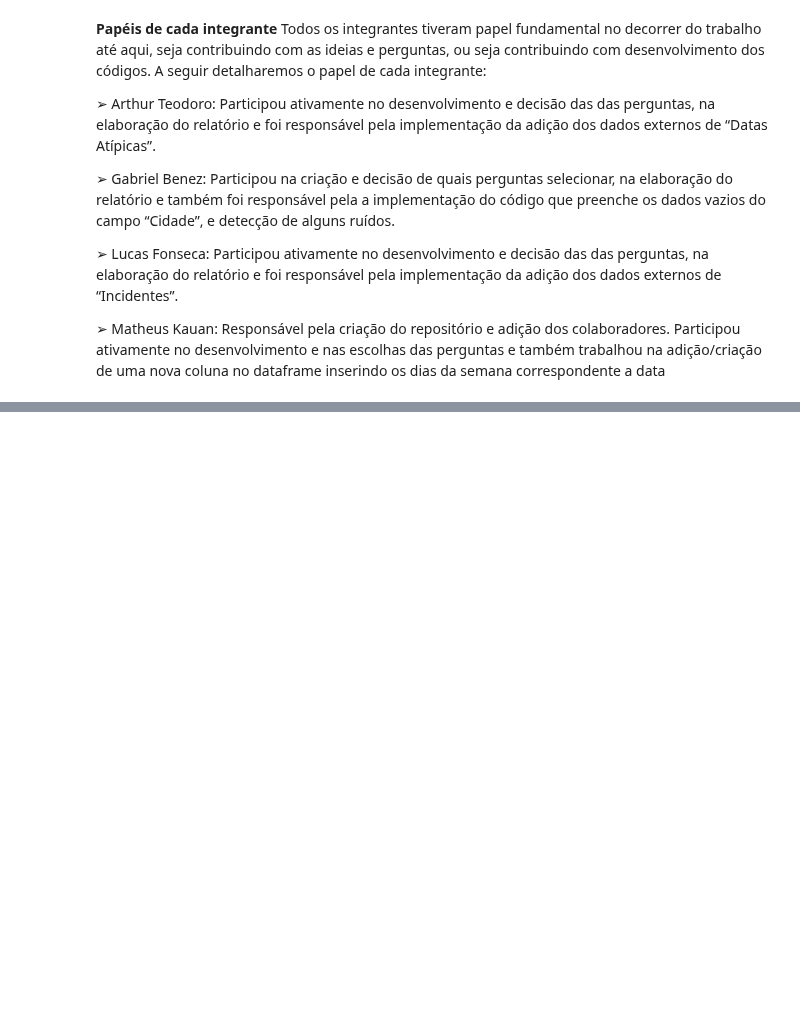
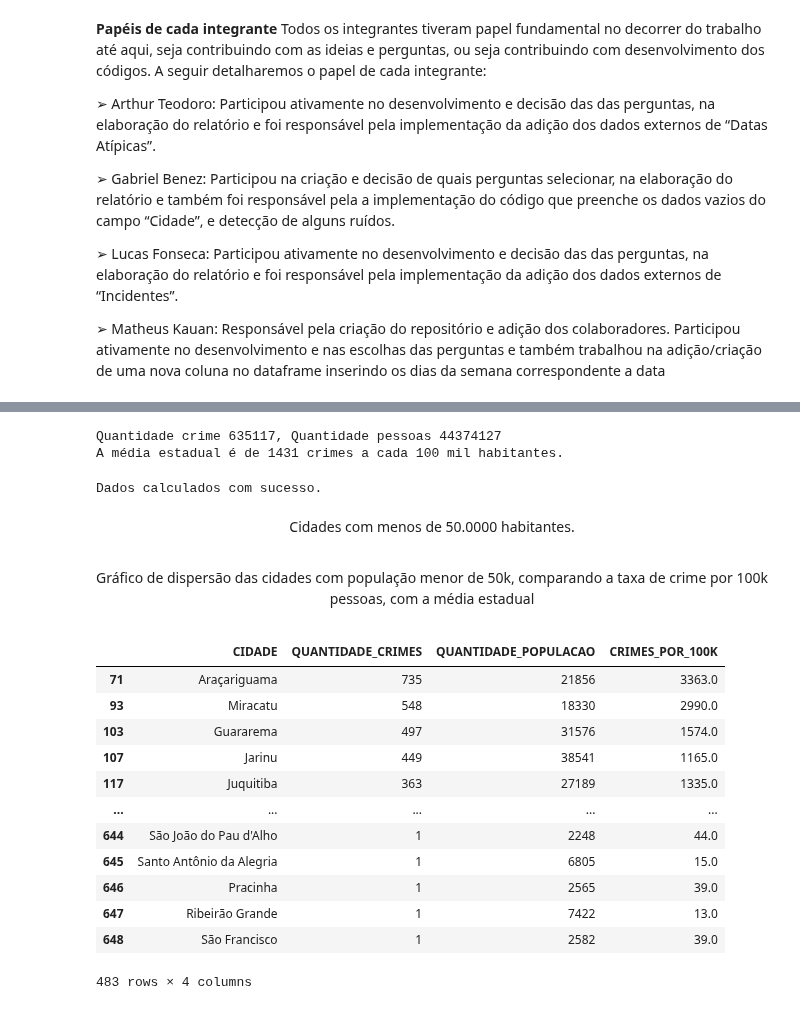
Before and after one commit to Matheuskpds/Ciencia-de-Dados-Projeto-TP, a Jupyter notebook: main.ipynb, the cells around one changed output, grey strips where cells are left out. Drawn from its saved outputs; the diff is of its cells as text; code cells hidden in the pictures; blank space fills up the shorter version.

```diff
--- a/main.ipynb
+++ b/main.ipynb
@@ -502,0 +676,12 @@ inserindo os dias da semana correspondente a data
+# %%
+df["CIDADE"] = df["CIDADE"].replace({
+    "Jardim das Imbuias": "São Paulo",
+    "Santa Bárbara D'Oeste" : "Santa Bárbara d'Oeste",
+    "Águas de Lindoia" : "Águas de Lindóia",
+    "Pompeia" : "Pompéia",
+    "Santa Rosa do Viterbo" : "Santa Rosa de Viterbo",
+    "Uchôa" : "Uchoa",
+    "Santo Andre": "Santo André"
+})
+df.to_csv('dados/SpSafe_2022.csv', index=False, sep=';', encoding='utf-8')
+print("Alterações feitas com sucesso.")
@@ -502,0 +690,13 @@ inserindo os dias da semana correspondente a data
+# %%
+df_cidades = df["CIDADE"].value_counts().reset_index()
+df_cidades.columns = ["CIDADE", "QUANTIDADE_CRIMES"]
+df_cidades["QUANTIDADE_POPULACAO"] = 0
+
+for indice, linha in df_cidades.iterrows():
+    qtd = malha_demografica[malha_demografica["Nome"].str.contains(linha["CIDADE"], na=False)]
+
+    if not qtd.empty:
+        df_cidades.at[indice, "QUANTIDADE_POPULACAO"] = qtd.iloc[0]["Pop"]
+
+
+df_cidades
@@ -502,0 +717,21 @@ inserindo os dias da semana correspondente a data
+# %%
+quantidade_crime = df_cidades["QUANTIDADE_CRIMES"].sum()
+quantidade_pessoas = df_cidades["QUANTIDADE_POPULACAO"].sum()
+media_estadual = round(quantidade_crime / quantidade_pessoas * 100000)
+
+
+print(f"Quantidade crime {quantidade_crime}, Quantidade pessoas {quantidade_pessoas}")
+
+print(f"A média estadual é de {media_estadual} crimes a cada 100 mil habitantes. ")
+# %% [output]
+Quantidade crime 635117, Quantidade pessoas 44374127
+A média estadual é de 1431 crimes a cada 100 mil habitantes.
+# %%
+df_cidades["CRIMES_POR_100K"] = round((df_cidades["QUANTIDADE_CRIMES"] / df_cidades["QUANTIDADE_POPULACAO"]) * 100000)
+print("Dados calculados com sucesso.")
+# %% [output]
+Dados calculados com sucesso.
+# %% [markdown]
+<div style = "text-align: center;">
+<p>Cidades com menos de 50.0000 habitantes.</p>
+</div>
@@ -502,0 +740,4 @@ inserindo os dias da semana correspondente a data
+# %% [markdown]
+<div style = "text-align: center;">
+<p>Gráfico de dispersão das cidades com população menor de 50k, comparando a taxa de crime por 100k pessoas, com a média estadual</p>
+</div>
@@ -502,0 +746,16 @@ inserindo os dias da semana correspondente a data
+# %%
+df_cidades_filtrado
+# %% [output]
+|  | CIDADE | QUANTIDADE_CRIMES | QUANTIDADE_POPULACAO | CRIMES_POR_100K |
+| 71 | Araçariguama | 735 | 21856 | 3363.0 |
+| 93 | Miracatu | 548 | 18330 | 2990.0 |
+| 103 | Guararema | 497 | 31576 | 1574.0 |
+| 107 | Jarinu | 449 | 38541 | 1165.0 |
+| 117 | Juquitiba | 363 | 27189 | 1335.0 |
+| ... | ... | ... | ... | ... |
+| 644 | São João do Pau d'Alho | 1 | 2248 | 44.0 |
+| 645 | Santo Antônio da Alegria | 1 | 6805 | 15.0 |
+| 646 | Pracinha | 1 | 2565 | 39.0 |
+| 647 | Ribeirão Grande | 1 | 7422 | 13.0 |
+| 648 | São Francisco | 1 | 2582 | 39.0 |
+483 rows × 4 columns
```
Also changed, not shown: parts of 39 cells of this notebook.
